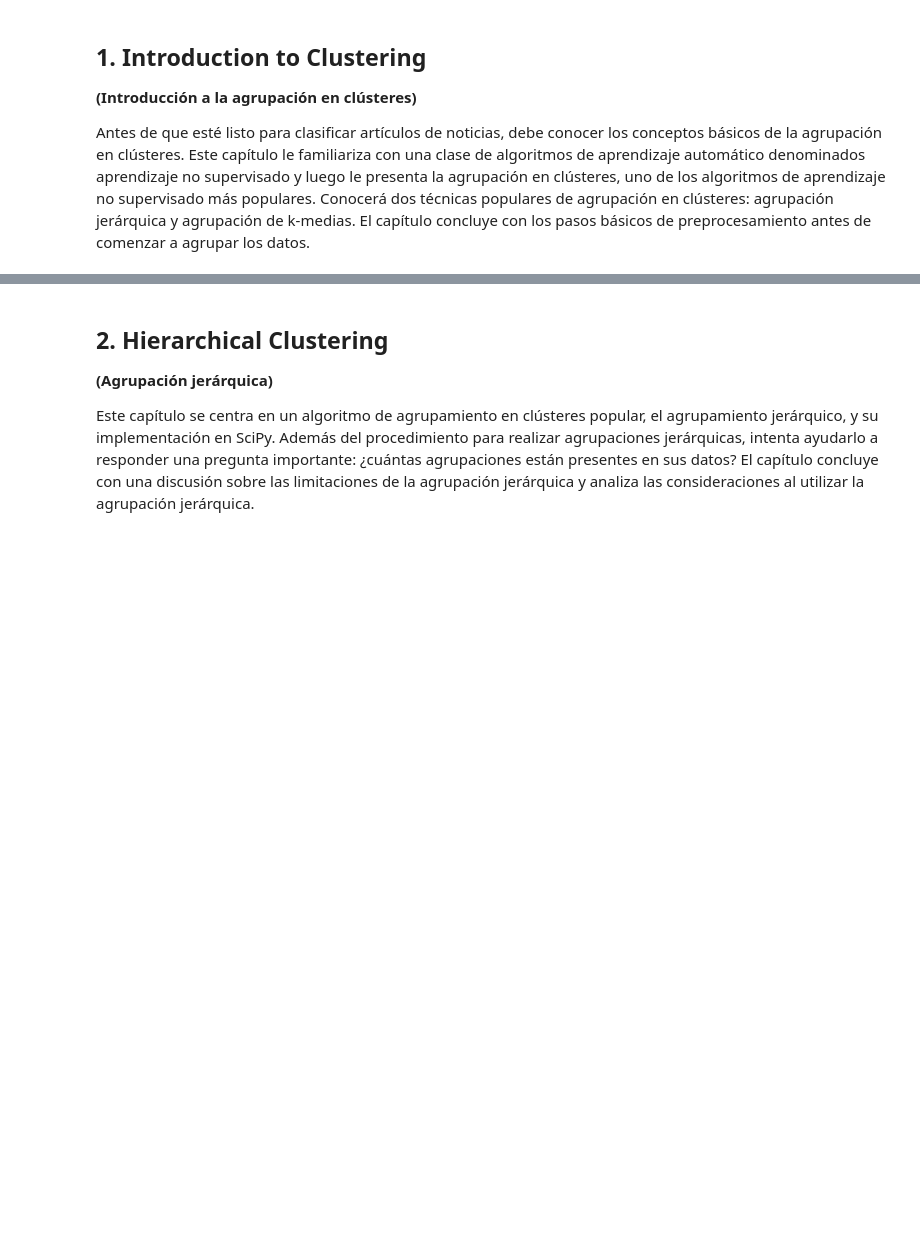
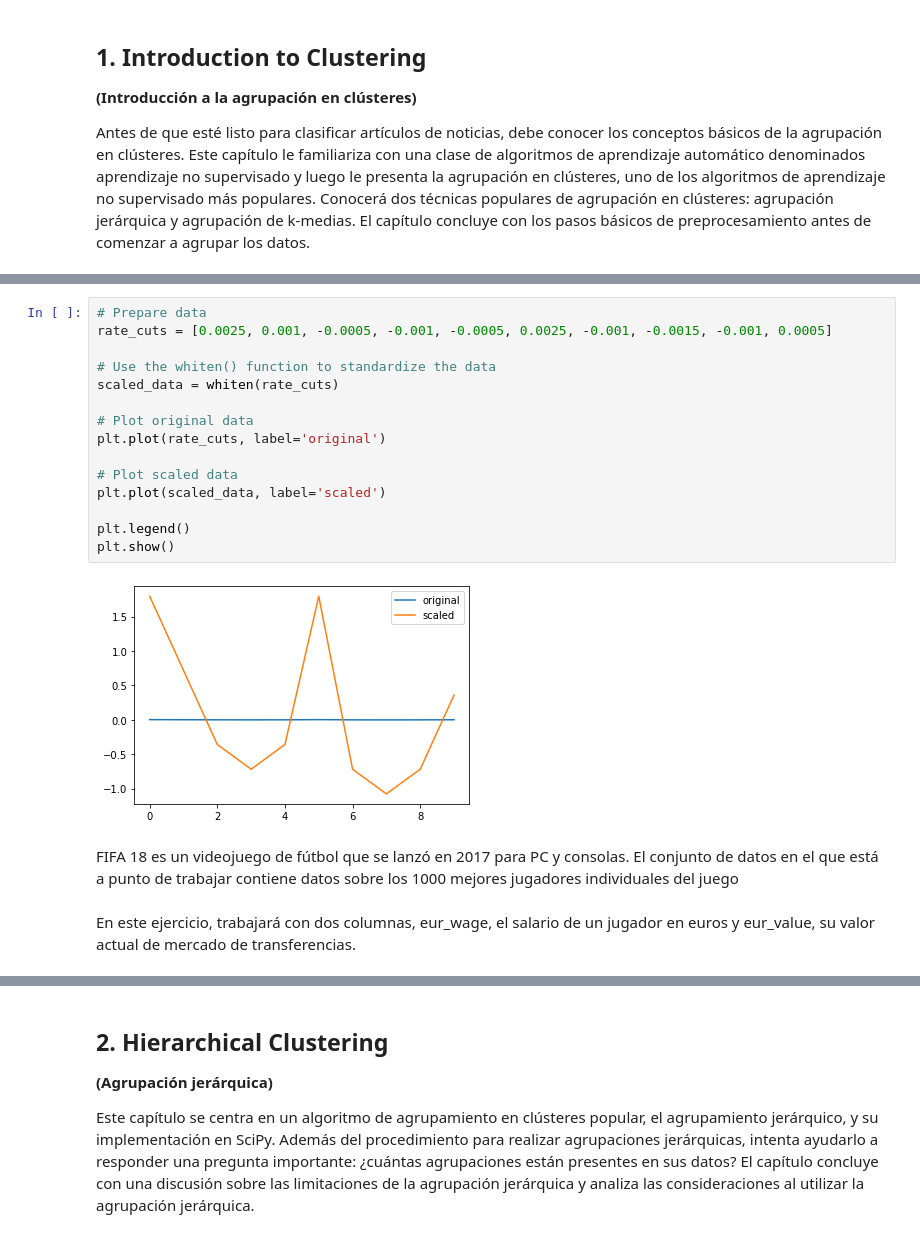
Before and after one commit to MayumyCH/data-scientist-with-python-datacamp, a Jupyter notebook: 1. Courses/29. Cluster Analysis in Python/Cluster Analysis in Python.ipynb, the cells around one changed output, grey strips where cells are left out. Saved outputs shown, nothing was run; the diff lists cells and outputs as text; blank space fills up the shorter version.

```diff
--- a/1. Courses/29. Cluster Analysis in Python/Cluster Analysis in Python.ipynb
+++ b/1. Courses/29. Cluster Analysis in Python/Cluster Analysis in Python.ipynb
@@ -15,0 +85,21 @@ Antes de que esté listo para clasificar artículos de noticias, debe conocer lo
+# %%
+# Prepare data
+rate_cuts = [0.0025, 0.001, -0.0005, -0.001, -0.0005, 0.0025, -0.001, -0.0015, -0.001, 0.0005]
+
+# Use the whiten() function to standardize the data
+scaled_data = whiten(rate_cuts)
+
+# Plot original data
+plt.plot(rate_cuts, label='original')
+
+# Plot scaled data
+plt.plot(scaled_data, label='scaled')
+
+plt.legend()
+plt.show()
+# %% [output]
+[figure, added]
+# %% [markdown]
+FIFA 18 es un videojuego de fútbol que se lanzó en 2017 para PC y consolas. El conjunto de datos en el que está a punto de trabajar contiene datos sobre los 1000 mejores jugadores individuales del juego
+# %% [markdown]
+En este ejercicio, trabajará con dos columnas, eur_wage, el salario de un jugador en euros y eur_value, su valor actual de mercado de transferencias.
```
Also changed, not shown: parts of 38 cells of this notebook.
